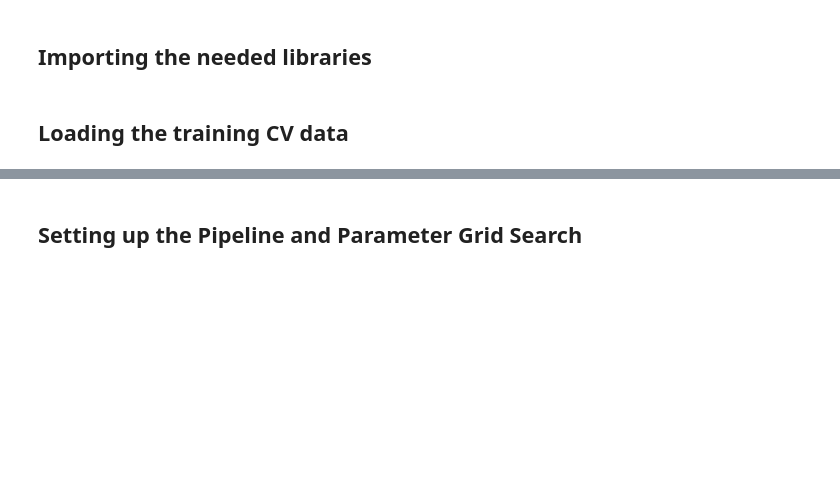
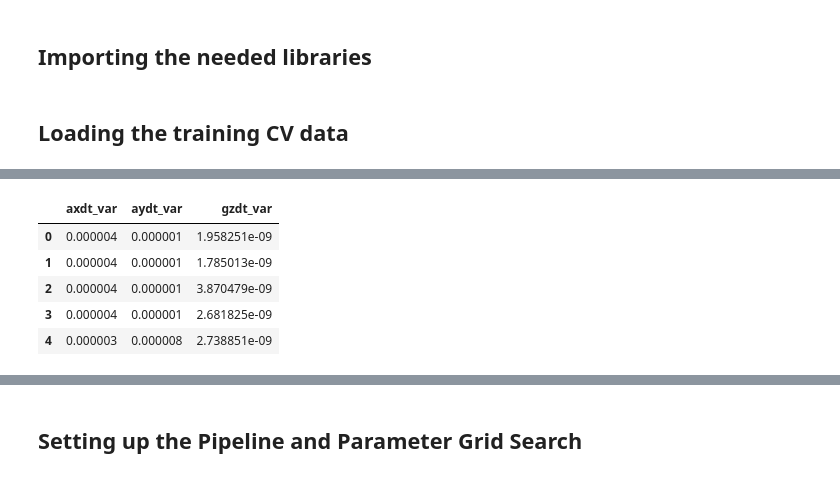
Before and after one commit to sauravuprety21/enel682-proj, a Jupyter notebook: SVM.ipynb, the cells around one changed output, grey strips where cells are left out. Saved outputs shown, nothing was run; the diff lists cells and outputs as text; code cells hidden in the pictures; blank space fills up the shorter version.

```diff
--- a/SVM.ipynb
+++ b/SVM.ipynb
@@ -24,6 +41,13 @@ feature_cols = 'axdt_var,aydt_var,gzdt_var'.split(',')
 # %%
-# Separating the features (IMU data)
-X = IMU_data[[col for col in IMU_data.columns if col !='motion_state']].copy()
+# Separating and previewing the features
+feature_cols = 'axdt_var,aydt_var,gzdt_var'.split(',')
 X = IMU_data[feature_cols]
 X.head()
+# %% [output]
+|  | axdt_var | aydt_var | gzdt_var |
+| 0 | 0.000004 | 0.000001 | 1.958251e-09 |
+| 1 | 0.000004 | 0.000001 | 1.785013e-09 |
+| 2 | 0.000004 | 0.000001 | 3.870479e-09 |
+| 3 | 0.000004 | 0.000001 | 2.681825e-09 |
+| 4 | 0.000003 | 0.000008 | 2.738851e-09 |
 # %%
```
Also changed, not shown: parts of 18 cells of this notebook.
